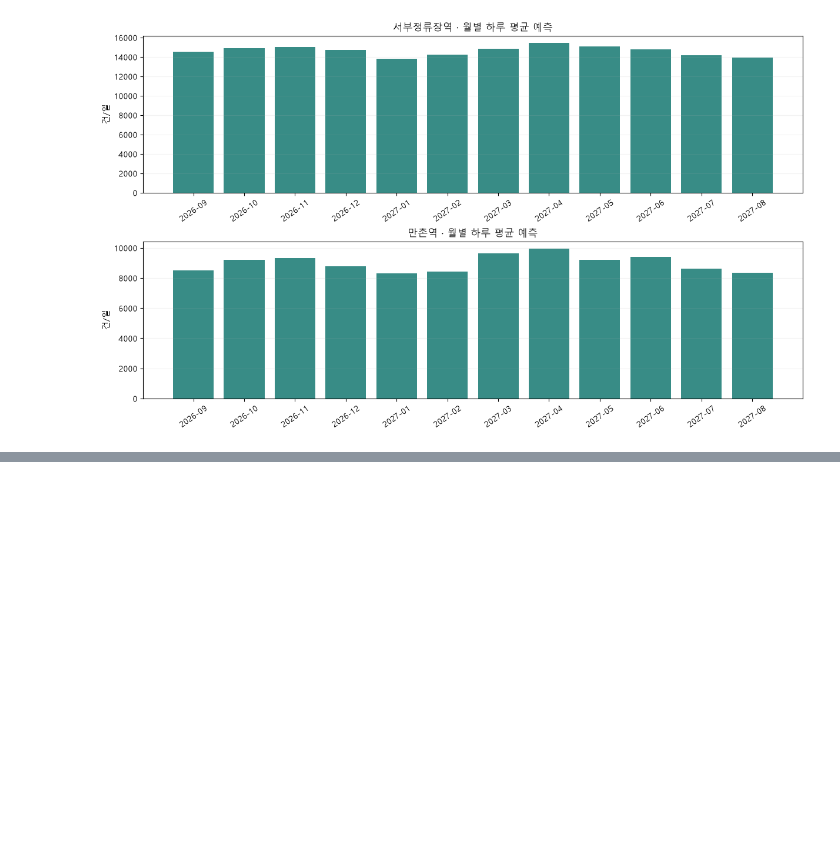
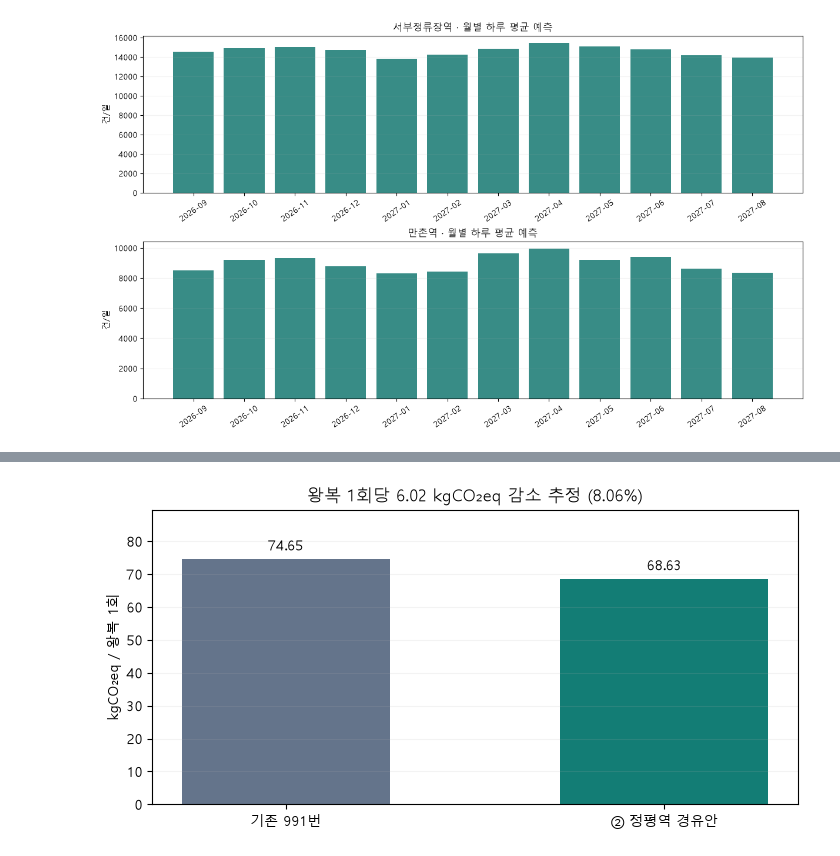
Before and after one commit to SEOWONHYUN/traffic-competition, a Jupyter notebook: 서부정류장_만촌역_수요예측.ipynb, the cells around one changed output, grey strips where cells are left out. Saved outputs shown, nothing was run; the diff lists cells and outputs as text; code cells hidden in the pictures; blank space fills up the shorter version.

```diff
--- a/서부정류장_만촌역_수요예측.ipynb
+++ b/서부정류장_만촌역_수요예측.ipynb
@@ -21,14 +23,14 @@ from time import perf_counter
 실행시작 = perf_counter()
 
 프로젝트폴더 = Path.cwd()
-필수파일 = ['data/일별승하차.csv', 'data/공휴일.csv']
+필수파일 = ['data/일별승하차.csv', 'data/공휴일.csv', 'data/탄소계산_입력.csv']
 if not all((프로젝트폴더 / p).is_file() for p in 필수파일):
     # 일부 실행기는 노트북의 상위 폴더를 작업 폴더로 사용합니다.
     후보폴더 = [p for p in 프로젝트폴더.iterdir()
                 if p.is_dir() and (p / '서부정류장_만촌역_수요예측.ipynb').is_file()
                 and all((p / f).is_file() for f in 필수파일)]
     if len(후보폴더) != 1:
-        raise FileNotFoundError('압축을 모두 푼 폴더에서 노트북을 열어 주세요. data 폴더의 CSV 두 개가 필요합니다.')
+        raise FileNotFoundError('압축을 모두 푼 폴더에서 노트북을 열어 주세요. data 폴더의 입력 CSV 세 개가 필요합니다.')
     프로젝트폴더 = 후보폴더[0]
 
 import hashlib
@@ -686,0 +776,47 @@ display(pd.DataFrame([{'역명':s,'모델':MODEL_LABELS[역별모델[s]],**metri
+# %%
+from decimal import Decimal, localcontext
+
+탄소입력 = pd.read_csv(프로젝트폴더/'data/탄소계산_입력.csv', dtype=str)
+if len(탄소입력) != 1 or 탄소입력.isna().any().any():
+    raise ValueError('탄소 입력은 결측 없는 ②안 한 행이어야 합니다.')
+입력 = 탄소입력.iloc[0]
+with localcontext() as 소수환경:
+    소수환경.prec = 40
+    숫자 = lambda 열: Decimal(입력[열])
+    기존거리 = 숫자('기존왕복거리(km)')
+    조정거리 = 숫자('조정왕복거리(km)')
+    연비 = 숫자('CNG연비(km/Nm³)')
+    발열량 = 숫자('CNG순발열량(MJ/Nm³)')
+    통합배출계수 = (숫자('CO₂배출계수(kg/TJ)')
+                  + 숫자('CH₄배출계수(kg/TJ)')*숫자('CH₄온난화지수')
+                  + 숫자('N₂O배출계수(kg/TJ)')*숫자('N₂O온난화지수'))
+    if min(기존거리, 조정거리, 연비, 발열량, 통합배출계수) <= 0 or 조정거리 >= 기존거리:
+        raise ValueError('거리·연비·배출계수의 양수 여부와 단축 방향을 확인하세요.')
+    거리당배출량 = 발열량*통합배출계수/Decimal('1000000')/연비
+    단축거리 = 기존거리-조정거리
+    기존배출량, 조정배출량 = 기존거리*거리당배출량, 조정거리*거리당배출량
+    감축량 = 단축거리*거리당배출량
+    감축률 = 감축량/기존배출량*100
+    assert 기존배출량-조정배출량 == 감축량 or abs(기존배출량-조정배출량-감축량) < Decimal('1e-35')
+    탄소결과 = pd.DataFrame([{
+        '대안': 입력['대안'], '계산단위': '변경 왕복 1회',
+        '기존왕복거리(km)': str(기존거리), '조정왕복거리(km)': str(조정거리),
+        '왕복단축거리(km)': str(단축거리),
+        '거리당배출량(kgCO₂eq/km)': str(거리당배출량),
+        '기존배출량(kgCO₂eq/왕복1회)': str(기존배출량),
+        '조정배출량(kgCO₂eq/왕복1회)': str(조정배출량),
+        '감축량(kgCO₂eq/왕복1회)': str(감축량), '기존대비감축률(%)': str(감축률),
+    }])
+탄소결과.to_csv(프로젝트폴더/'탄소배출_계산결과.csv', index=False, encoding='utf-8-sig')
+표시탄소 = 탄소결과.copy()
+for 열 in 표시탄소.columns[2:]:
+    표시탄소[열] = pd.to_numeric(표시탄소[열])
+display(표시탄소.round(3))
+fig, ax = plt.subplots(figsize=(7, 3.5), constrained_layout=True)
+막대 = ax.bar(['기존 991번', '② 정평역 경유안'], [float(기존배출량), float(조정배출량)], color=['#64748b', '#137d75'], width=.55)
+ax.bar_label(막대, labels=[f'{기존배출량:.2f}', f'{조정배출량:.2f}'], padding=4)
+ax.set(ylabel='kgCO₂eq / 왕복 1회', title=f'왕복 1회당 {감축량:.2f} kgCO₂eq 감소 추정 ({감축률:.2f}%)')
+ax.set_ylim(0, float(기존배출량)*1.2)
+ax.grid(axis='y', alpha=.15)
+plt.show()
+# %% [output]
@@ -686,0 +825 @@ display(pd.DataFrame([{'역명':s,'모델':MODEL_LABELS[역별모델[s]],**metri
+[figure, added]
```
Also changed, not shown: parts of 21 cells of this notebook, 9 other files.
